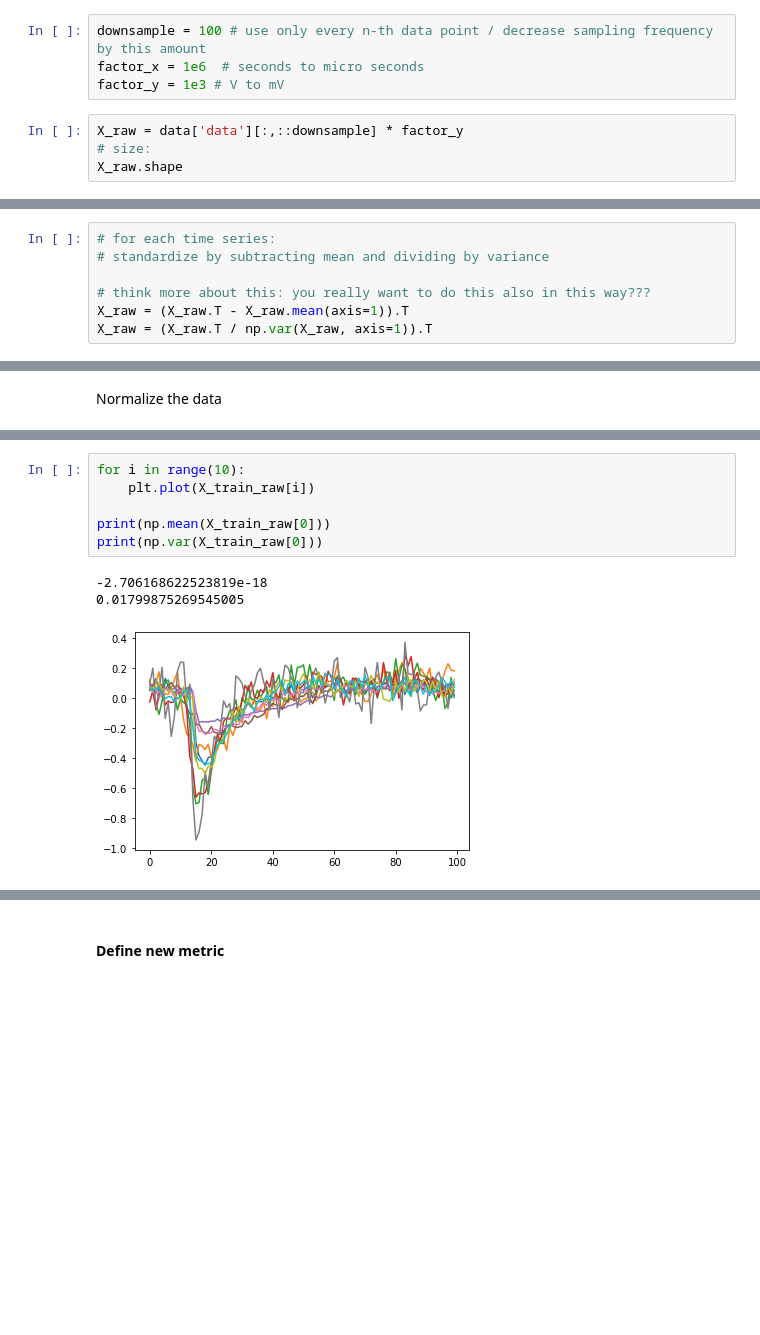
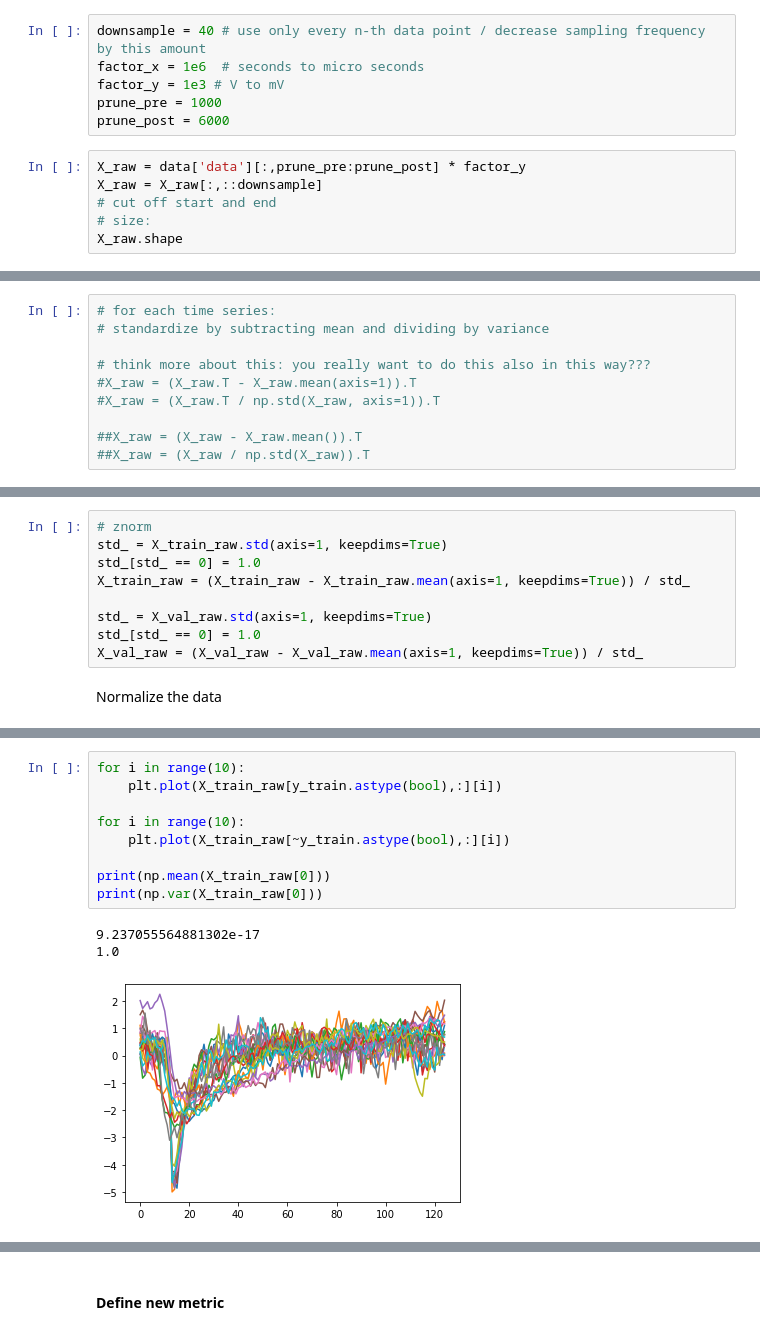
Before and after one commit to me-manu/fastespy, a Jupyter notebook: notebooks/raw-data-cnn-keras-test.ipynb, the cells around one changed output, grey strips where cells are left out. Saved outputs shown, nothing was run; the diff lists cells and outputs as text; blank space fills up the shorter version.

```diff
--- a/notebooks/raw-data-cnn-keras-test.ipynb
+++ b/notebooks/raw-data-cnn-keras-test.ipynb
@@ -122,11 +118,15 @@ print (np.sum(result['type']), np.sum(~result['type']))  # n samples
 (40646,)
 1066 39580
 # %%
-downsample = 100 # use only every n-th data point / decrease sampling frequency by this amount
+downsample = 40 # use only every n-th data point / decrease sampling frequency by this amount
 factor_x = 1e6  # seconds to micro seconds
 factor_y = 1e3 # V to mV
+prune_pre = 1000
+prune_post = 6000
 # %%
-X_raw = data['data'][:,::downsample] * factor_y
+X_raw = data['data'][:,prune_pre:prune_post] * factor_y
+X_raw = X_raw[:,::downsample]
+# cut off start and end
 # size:
 X_raw.shape
 # %% [output]
@@ -141,8 +141,11 @@ for i in range(10):
 # standardize by subtracting mean and dividing by variance
 
 # think more about this: you really want to do this also in this way???
-X_raw = (X_raw.T - X_raw.mean(axis=1)).T
-X_raw = (X_raw.T / np.var(X_raw, axis=1)).T
+#X_raw = (X_raw.T - X_raw.mean(axis=1)).T
+#X_raw = (X_raw.T / np.std(X_raw, axis=1)).T
+
+##X_raw = (X_raw - X_raw.mean()).T
+##X_raw = (X_raw / np.std(X_raw)).T
 # %%
 y_raw = result['type']
 # %% [markdown]
@@ -153,5 +156,14 @@ sd = SplitData(X_raw, y_raw, n_splits=5, stratify=True, random_state=42)
 i_split = 0
 #X_train, X_test, y_train, y_test = sd.get_split(i_split)
 X_train_raw, X_val_raw, y_train, y_val = sd.get_split_with_test_set(m=i_split, n=0)
+# %%
+# znorm
+std_ = X_train_raw.std(axis=1, keepdims=True)
+std_[std_ == 0] = 1.0
+X_train_raw = (X_train_raw - X_train_raw.mean(axis=1, keepdims=True)) / std_
+
+std_ = X_val_raw.std(axis=1, keepdims=True)
+std_[std_ == 0] = 1.0
+X_val_raw = (X_val_raw - X_val_raw.mean(axis=1, keepdims=True)) / std_
 # %% [markdown]
 Normalize the data
@@ -158,13 +174,16 @@ Normalize the data
 # %%
 for i in range(10):
-    plt.plot(X_train_raw[i])
+    plt.plot(X_train_raw[y_train.astype(bool),:][i])
+
+for i in range(10):
+    plt.plot(X_train_raw[~y_train.astype(bool),:][i])
 
 print(np.mean(X_train_raw[0]))
 print(np.var(X_train_raw[0]))
 # %% [output]
--2.706168622523819e-18
-0.01799875269545005
+9.237055564881302e-17
+1.0
-[figure, old version]
+[figure, new version]
 # %%
 # Univariate time series, i.e., only one feature for each time step
 # We need to transform the data so that the shape is (n_batch, n_time_steps, n_features)
```
Also changed, not shown: parts of 15 cells of this notebook, 15 other files.
